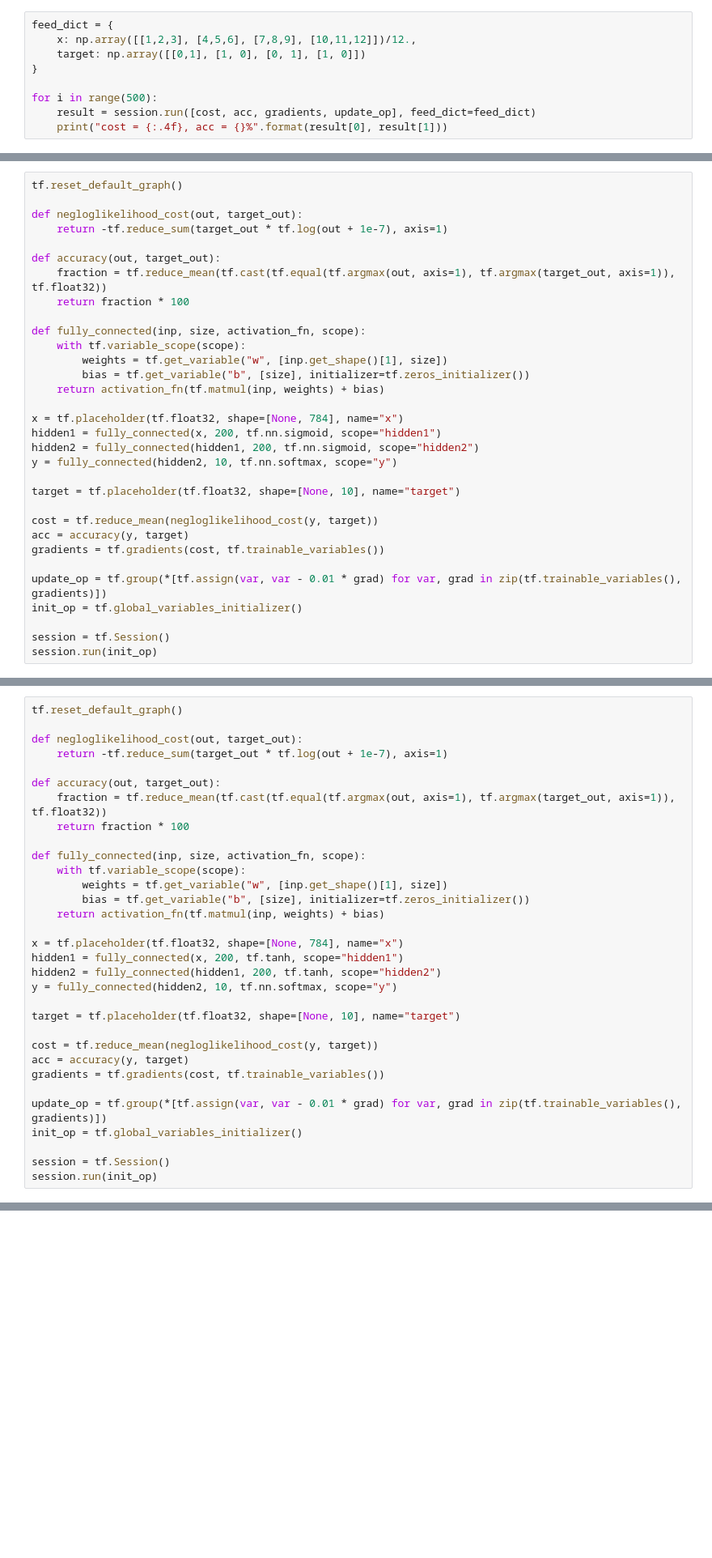
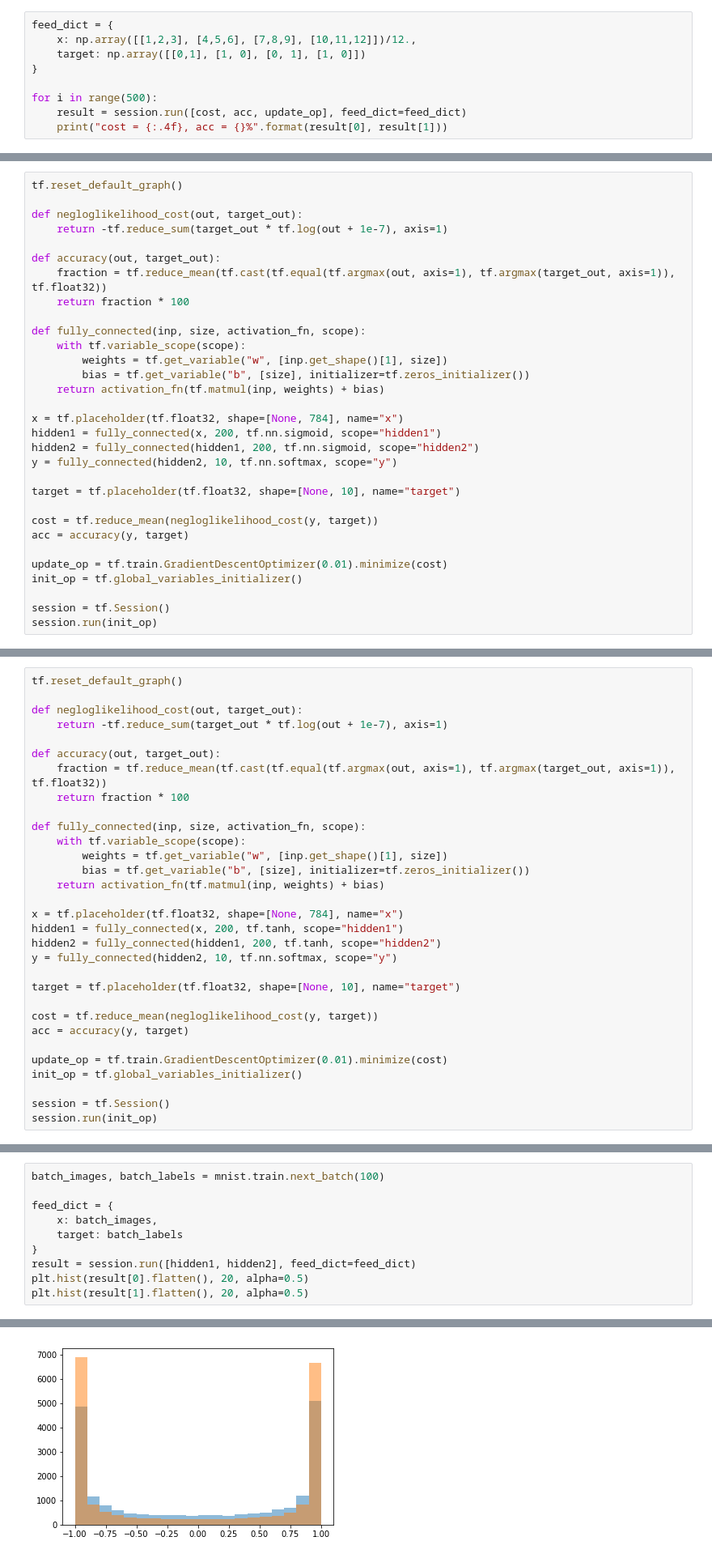
Before and after one commit to seuqaj114/lisbonai_workshop, a Jupyter notebook: workshop.ipynb, the cells around one changed output, grey strips where cells are left out. Shown at 81% size. Drawn from its saved outputs; the diff is of its cells as text; blank space fills up the shorter version.

```diff
--- a/workshop.ipynb
+++ b/workshop.ipynb
@@ -742,6 +735,6 @@ feed_dict = {
 }
 
 for i in range(500):
-    result = session.run([cost, acc, gradients, update_op], feed_dict=feed_dict)
+    result = session.run([cost, acc, update_op], feed_dict=feed_dict)
     print("cost = {:.4f}, acc = {}%".format(result[0], result[1]))
 # %% [output]
@@ -849,9 +841,8 @@ target = tf.placeholder(tf.float32, shape=[None, 10], name="target")
 
 cost = tf.reduce_mean(negloglikelihood_cost(y, target))
 acc = accuracy(y, target)
-gradients = tf.gradients(cost, tf.trainable_variables())
 
-update_op = tf.group(*[tf.assign(var, var - 0.01 * grad) for var, grad in zip(tf.trainable_variables(), gradients)])
+update_op = tf.train.GradientDescentOptimizer(0.01).minimize(cost)
 init_op = tf.global_variables_initializer()
 
 session = tf.Session()
@@ -935,9 +926,8 @@ target = tf.placeholder(tf.float32, shape=[None, 10], name="target")
 
 cost = tf.reduce_mean(negloglikelihood_cost(y, target))
 acc = accuracy(y, target)
-gradients = tf.gradients(cost, tf.trainable_variables())
 
-update_op = tf.group(*[tf.assign(var, var - 0.01 * grad) for var, grad in zip(tf.trainable_variables(), gradients)])
+update_op = tf.train.GradientDescentOptimizer(0.01).minimize(cost)
 init_op = tf.global_variables_initializer()
 
 session = tf.Session()
@@ -1097,0 +1088,11 @@ iter: 9999, cost = 0.0747, acc = 97.89%
+# %%
+batch_images, batch_labels = mnist.train.next_batch(100)
+
+feed_dict = {
+    x: batch_images,
+    target: batch_labels
+}
+result = session.run([hidden1, hidden2], feed_dict=feed_dict)
+plt.hist(result[0].flatten(), 20, alpha=0.5)
+plt.hist(result[1].flatten(), 20, alpha=0.5)
+# %% [output]
@@ -1097,0 +1108 @@ iter: 9999, cost = 0.0747, acc = 97.89%
+[figure, added]
```
Also changed, not shown: parts of 54 cells of this notebook.
